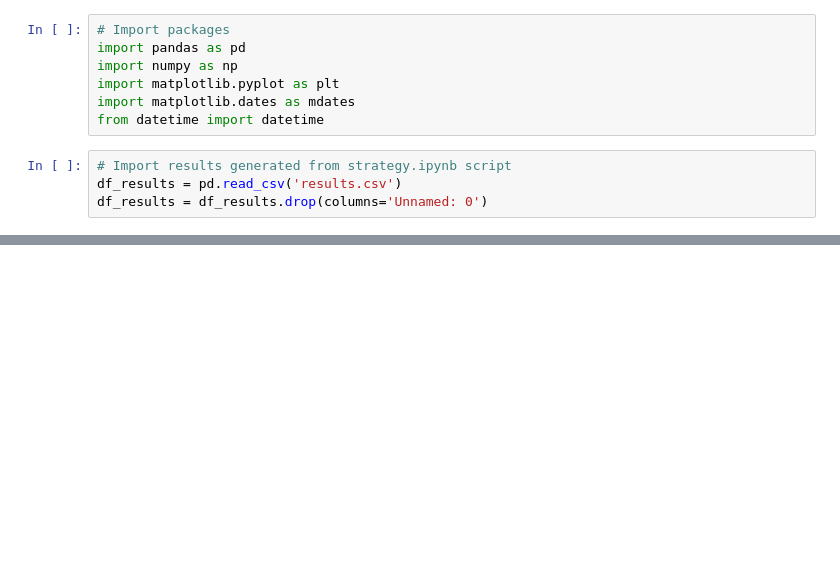
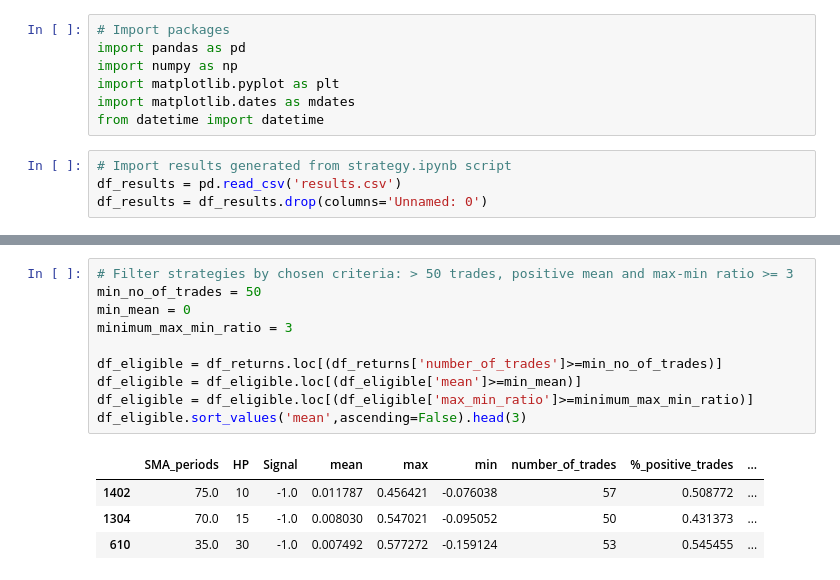
Before and after one commit to keraban-rocha/ibov-trading, a Jupyter notebook: results_analysis.ipynb, the cells around one changed output, grey strips where cells are left out. Cells and saved outputs as stored; diff of their text form; blank space fills up the shorter version.

```diff
--- a/results_analysis.ipynb
+++ b/results_analysis.ipynb
@@ -77,0 +49,15 @@ plt.show()
+# %%
+# Filter strategies by chosen criteria: > 50 trades, positive mean and max-min ratio >= 3
+min_no_of_trades = 50
+min_mean = 0
+minimum_max_min_ratio = 3
+
+df_eligible = df_returns.loc[(df_returns['number_of_trades']>=min_no_of_trades)]
+df_eligible = df_eligible.loc[(df_eligible['mean']>=min_mean)]
+df_eligible = df_eligible.loc[(df_eligible['max_min_ratio']>=minimum_max_min_ratio)]
+df_eligible.sort_values('mean',ascending=False).head(3)
+# %% [output]
+|  | SMA_periods | HP | Signal | mean | max | min | number_of_trades | %_positive_trades | ... |
+| 1402 | 75.0 | 10 | -1.0 | 0.011787 | 0.456421 | -0.076038 | 57 | 0.508772 | ... |
+| 1304 | 70.0 | 15 | -1.0 | 0.008030 | 0.547021 | -0.095052 | 50 | 0.431373 | ... |
+| 610 | 35.0 | 30 | -1.0 | 0.007492 | 0.577272 | -0.159124 | 53 | 0.545455 | ... |
```
Also changed, not shown: parts of 6 cells of this notebook, 1 other file.
